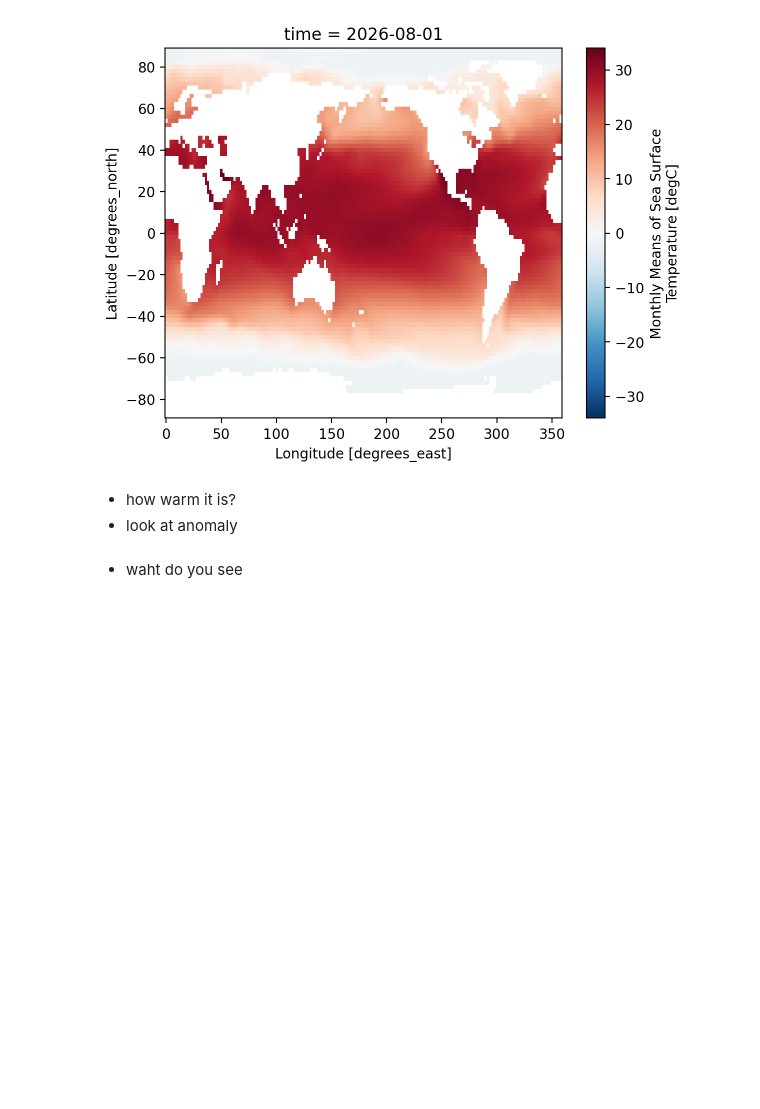
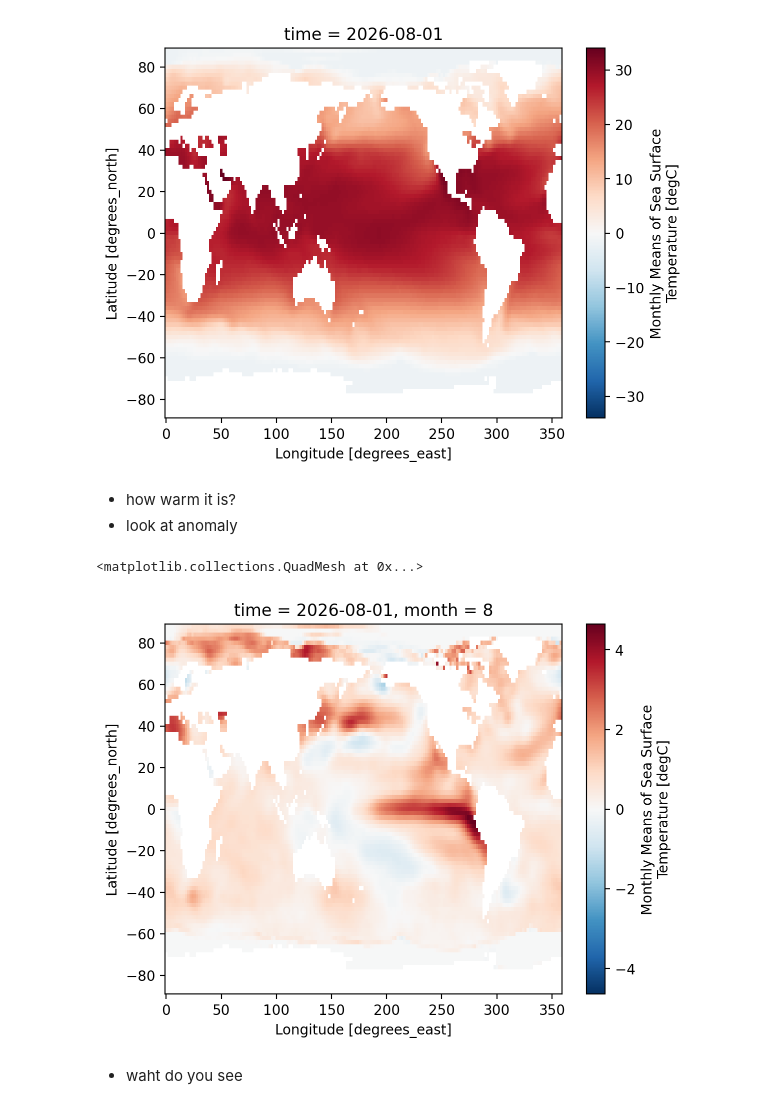
Before and after one commit to cl3225/CLMTG-5060, a Jupyter notebook: Lecture 02_examples.ipynb, the cells around one changed output. Saved outputs shown, nothing was run; the diff lists cells and outputs as text; code cells hidden in the pictures; blank space fills up the shorter version.

```diff
--- a/Lecture 02_examples.ipynb
+++ b/Lecture 02_examples.ipynb
@@ -107,6 +108,14 @@ plt.show()
 # %% [markdown]
 - how warm it is?
 - look at anomaly
+# %%
+### NOAA's definition of climatology -- past 30 years
+monthly_mean_sst = sst.sel(time=slice('1991', '2020')).groupby('time.month').mean('time')
+ssta = sst.groupby('time.month') - monthly_mean_sst
+ssta.isel(time=-1).plot()
+# %% [output]
+<matplotlib.collections.QuadMesh at 0x...>
+[figure, added]
 # %% [markdown]
 - waht do you see
 # %% [markdown]
```
Also changed, not shown: parts of 12 cells of this notebook.
